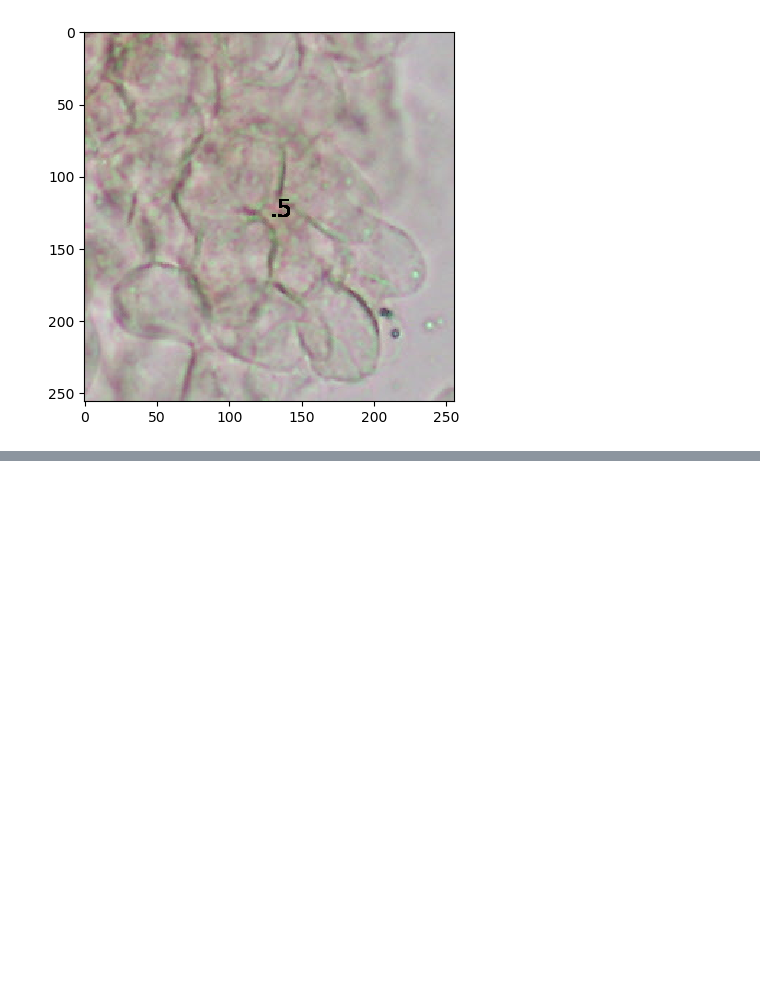
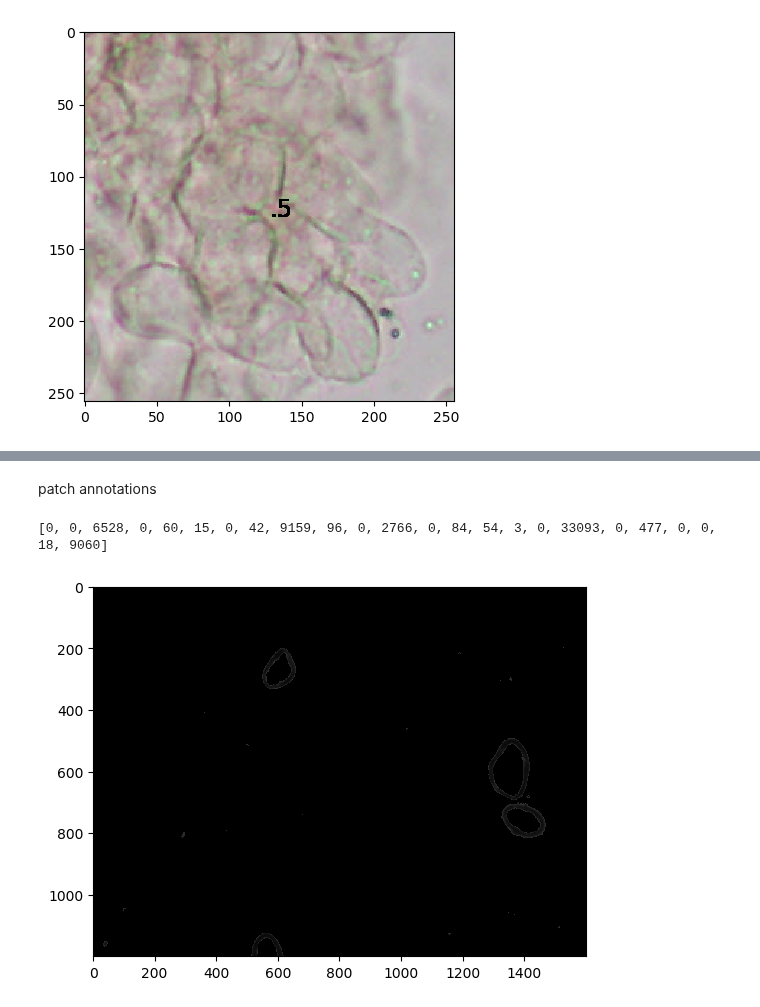
Before and after one commit to AshrithSagar/CLAM-Fungal, a Jupyter notebook: test_1.ipynb, the cells around one changed output, grey strips where cells are left out. Cells and saved outputs as stored; diff of their text form; code cells hidden in the pictures; blank space fills up the shorter version.

```diff
--- a/test_1.ipynb
+++ b/test_1.ipynb
@@ -32,0 +39,2 @@ torch.Size([0])
+# %% [markdown]
+patch annotations
@@ -32,0 +53,37 @@ torch.Size([0])
+# %%
+filename = "F010a05.tif"
+dir_in = "image_sets/annotated/"
+patch_dir = "image_sets/patches_annotated/"
+threshold = 50
+d = 256 # patch size
+# %%
+patch_scores = []
+name, ext = os.path.splitext(filename)
+dir_out = os.path.join(patch_dir, name)
+img_cv = cv2.imread(os.path.join(dir_in, filename))
+img_cv_gray = cv2.cvtColor(img_cv, cv2.COLOR_BGR2GRAY)  # Convert to grayscale
+ret, img_cv_binarized = cv2.threshold(img_cv_gray, threshold, 255, cv2.THRESH_TOZERO_INV)  # Apply thresholding
+img_pil_binarized = cv2.cvtColor(img_cv_binarized, cv2.COLOR_BGR2RGB)  # Convert to RGB, for PIL Image
+img_pil_binarized = Image.fromarray(img_pil_binarized)  # Convert to PIL Image
+w, h = img_pil_binarized.size
+
+grid = product(range(0, h-h%d, d), range(0, w-w%d, d))
+for i, j in grid:
+    box = (j, i, j+d, i+d)
+    i /= 256
+    j /= 256
+    out = os.path.join(dir_out, f'{name}_{int(i)}_{int(j)}{ext}')
+
+    img_patch = img_pil_binarized.crop(box)
+
+    img_patch_np = np.asarray(img_patch)  # Convert to Numpy array
+    patch_non_zero = np.count_nonzero(img_patch_np)
+    patch_scores.append(patch_non_zero)
+
+    # img_patch.save(out)  # Save patch image
+
+plt.imshow(img_pil_binarized)
+print(patch_scores)
+# %% [output]
+[0, 0, 6528, 0, 60, 15, 0, 42, 9159, 96, 0, 2766, 0, 84, 54, 3, 0, 33093, 0, 477, 0, 0, 18, 9060]
+[figure, added]
```
Also changed, not shown: parts of 8 cells of this notebook.
